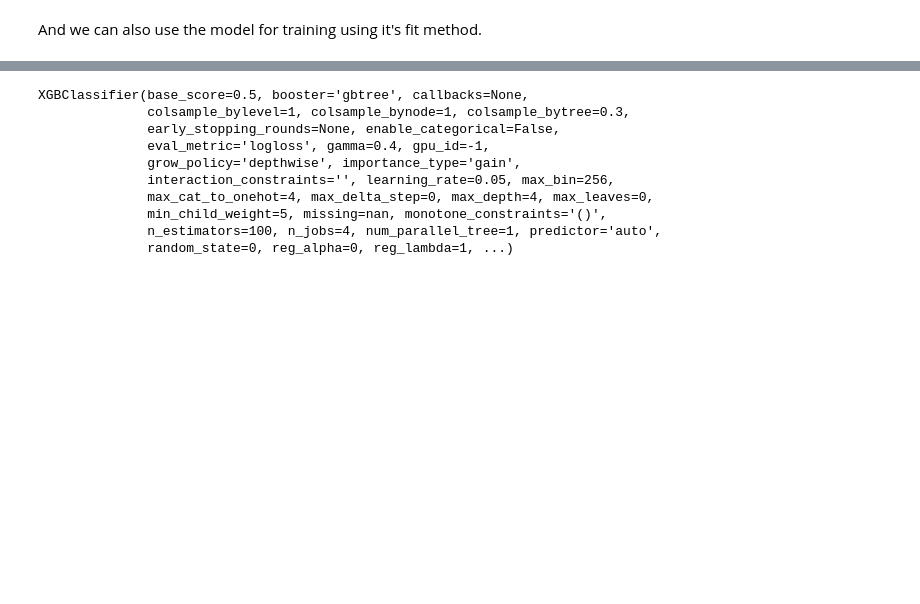
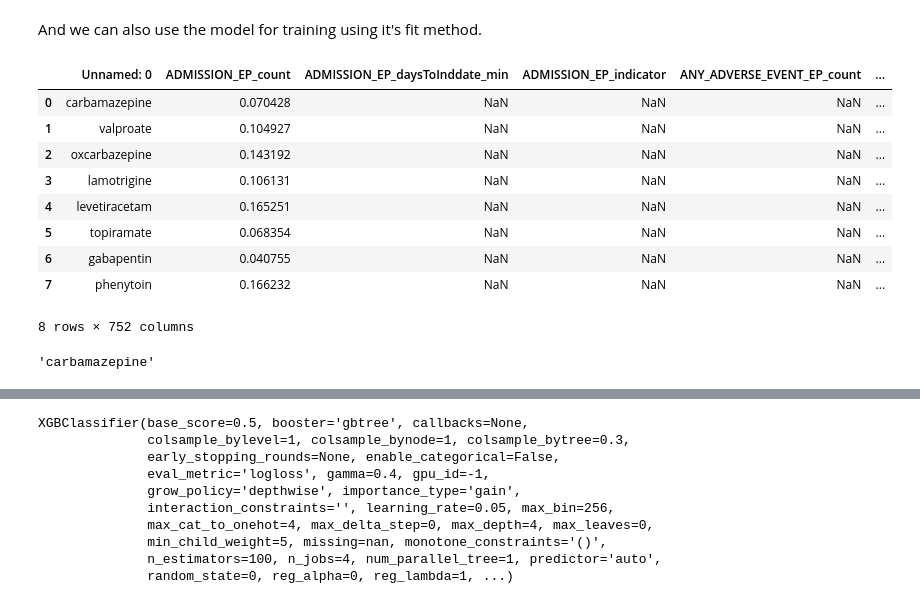
Before and after one commit to yoavkt/UnstableEpilepsy, a Jupyter notebook: notebook/Epilepsy_outcome_prediction_AK_carba.ipynb, the cells around one changed output, grey strips where cells are left out. Drawn from its saved outputs; the diff is of its cells as text; code cells hidden in the pictures; blank space fills up the shorter version.

```diff
--- a/notebook/Epilepsy_outcome_prediction_AK_carba.ipynb
+++ b/notebook/Epilepsy_outcome_prediction_AK_carba.ipynb
@@ -30,0 +94,17 @@ And we can also use the model for training using it's fit method.
+# %%
+read_csv('../csv/mean_pred_cals.csv')
+# %% [output]
+|  | Unnamed: 0 | ADMISSION_EP_count | ADMISSION_EP_daysToInddate_min | ADMISSION_EP_indicator | ANY_ADVERSE_EVENT_EP_count | ... |
+| 0 | carbamazepine | 0.070428 | NaN | NaN | NaN | ... |
+| 1 | valproate | 0.104927 | NaN | NaN | NaN | ... |
+| 2 | oxcarbazepine | 0.143192 | NaN | NaN | NaN | ... |
+| 3 | lamotrigine | 0.106131 | NaN | NaN | NaN | ... |
+| 4 | levetiracetam | 0.165251 | NaN | NaN | NaN | ... |
+| 5 | topiramate | 0.068354 | NaN | NaN | NaN | ... |
+| 6 | gabapentin | 0.040755 | NaN | NaN | NaN | ... |
+| 7 | phenytoin | 0.166232 | NaN | NaN | NaN | ... |
+8 rows × 752 columns
+# %%
+drug_name
+# %% [output]
+'carbamazepine'
```
Also changed, not shown: parts of 9 cells of this notebook, 1 other file.
